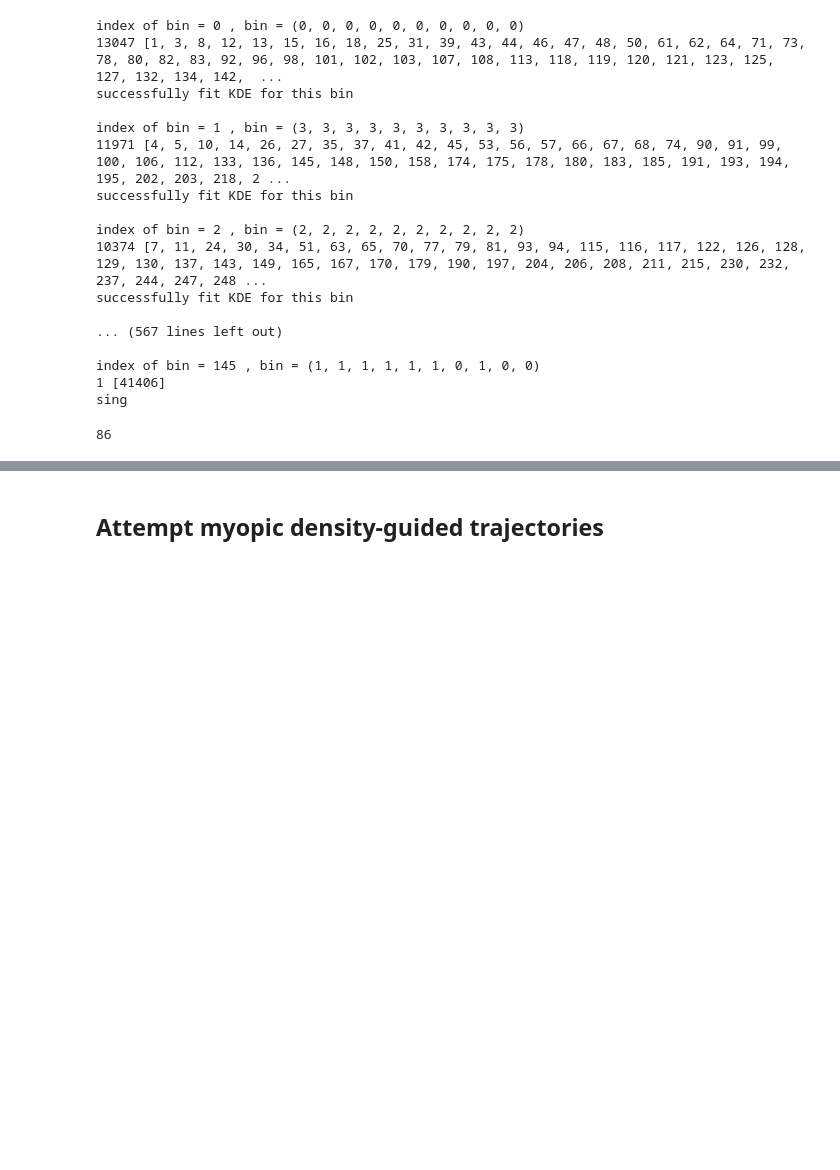
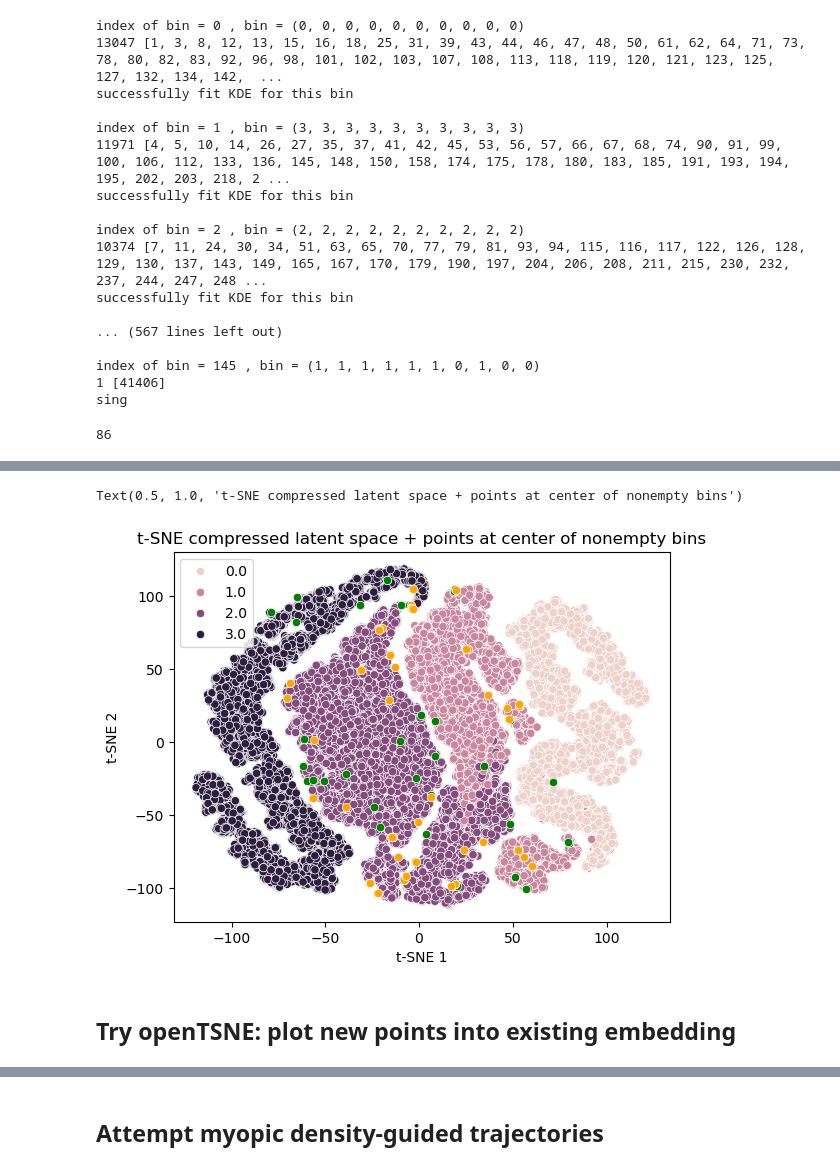
Before and after one commit to draeloslab/mm-vae, a Jupyter notebook: myopic_trajectories.ipynb, the cells around one changed output, grey strips where cells are left out. Cells and saved outputs as stored; diff of their text form; code cells hidden in the pictures; blank space fills up the shorter version.

```diff
--- a/myopic_trajectories.ipynb
+++ b/myopic_trajectories.ipynb
@@ -626,2 +912,4 @@ latent_plus_center = np.concatenate((latent_space, np.array(center_bin_coords)))
 x_embedded_plus = TSNE(perplexity=30, random_state=22).fit_transform(latent_plus_center)
+# %%
+x_embedded_plus_nonempty = TSNE(perplexity=30, random_state=22).fit_transform(latent_plus_center_nonempty)
 # %%
@@ -647,0 +923,6 @@ df_tsne
+# %%
+df_tsne_nonempty = pd.DataFrame(x_embedded_plus_nonempty, columns = ['t-SNE 1', 't-SNE 2'])
+df_tsne_nonempty['label'] = df_latent['label']
+df_tsne_nonempty['decoded_cfm'] = df_latent['decoded_cfm']
+df_tsne_nonempty['strain'] = df_latent2['Strain']
+df_tsne_nonempty['region'] = df_latent2['region']
@@ -655,0 +957,11 @@ Text(0.5, 1.0, 't-SNE compressed latent space + points at center of density bins
+# %%
+plt.figure()
+sns.scatterplot(x='t-SNE 1', y='t-SNE 2', hue='label', data=df_tsne_nonempty.iloc[:56651,:])
+ax1 = sns.scatterplot(x='t-SNE 1', y='t-SNE 2', data=df_tsne_nonempty.iloc[56651:56738,:], color='green') # higher-density bins (86)
+ax2 = sns.scatterplot(x='t-SNE 1', y='t-SNE 2', data=df_tsne_nonempty.iloc[56738:,:], color='orange') # lower-density bins (68)
+plt.title('t-SNE compressed latent space + points at center of nonempty bins')
+# %% [output]
+Text(0.5, 1.0, 't-SNE compressed latent space + points at center of nonempty bins')
+[figure, added]
+# %% [markdown]
+## Try openTSNE: plot new points into existing embedding
```
Also changed, not shown: parts of 59 cells of this notebook.
